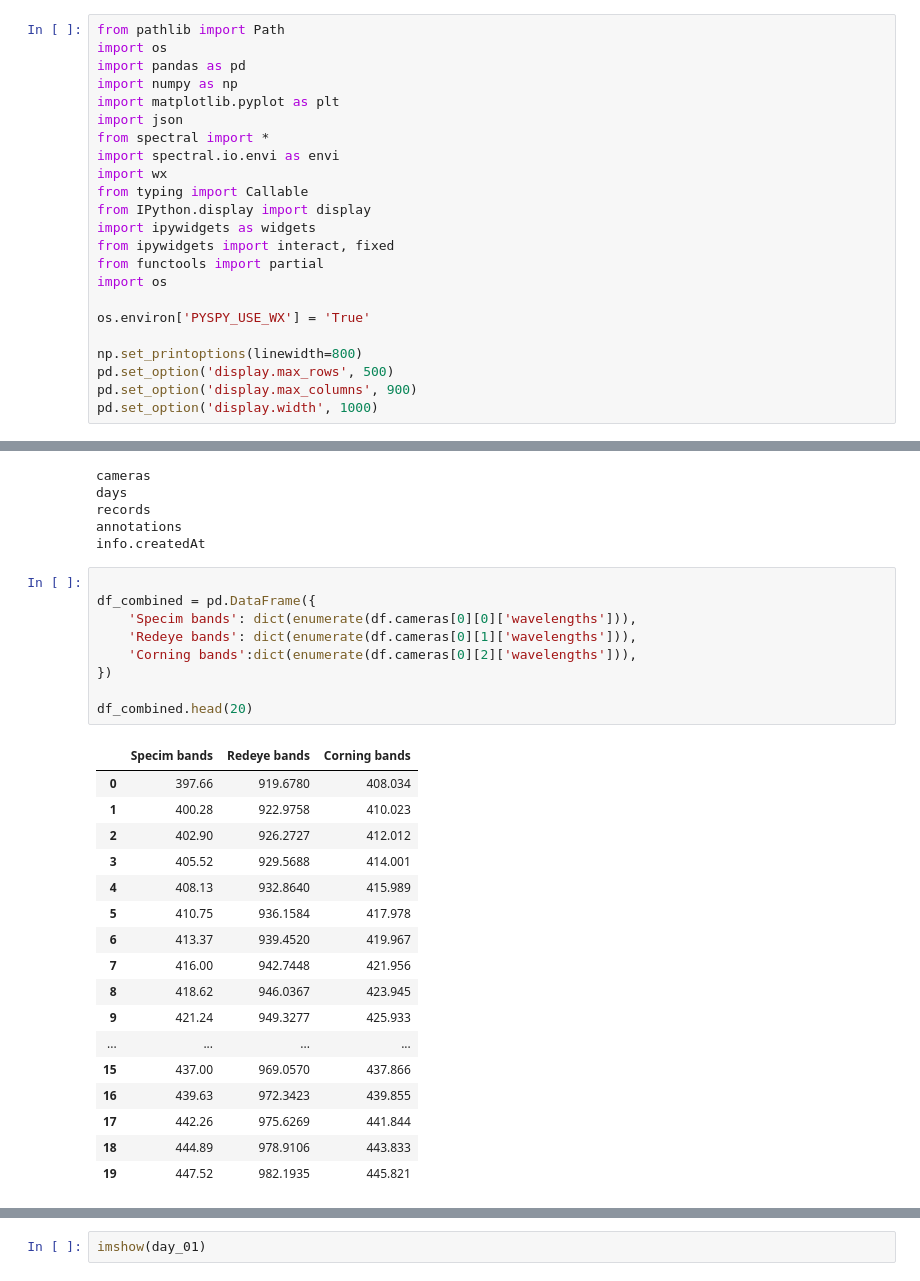
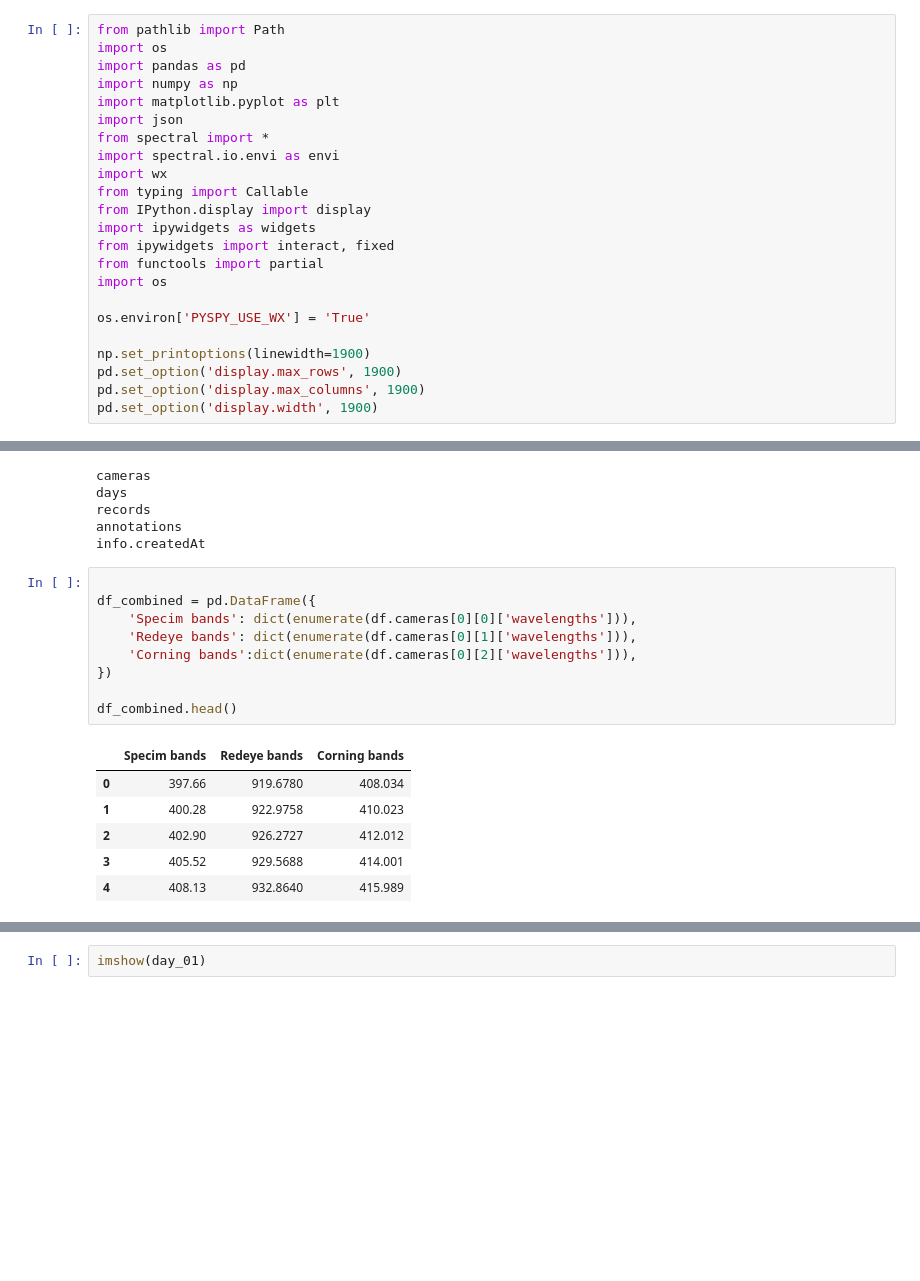
Before and after one commit to PyMati/FruitsClassificationFromHipespectralImages, a Jupyter notebook: robert-notebook.ipynb, the cells around one changed output, grey strips where cells are left out. Saved outputs shown, nothing was run; the diff lists cells and outputs as text; blank space fills up the shorter version.

```diff
--- a/robert-notebook.ipynb
+++ b/robert-notebook.ipynb
@@ -17,10 +17,10 @@ import os
 
 os.environ['PYSPY_USE_WX'] = 'True'
 
-np.set_printoptions(linewidth=800)
-pd.set_option('display.max_rows', 500)
-pd.set_option('display.max_columns', 900)
-pd.set_option('display.width', 1000)
+np.set_printoptions(linewidth=1900)
+pd.set_option('display.max_rows', 1900)
+pd.set_option('display.max_columns', 1900)
+pd.set_option('display.width', 1900)
 # %%
 def load_data(main_folder: str, fruit: str) -> pd.DataFrame:
     absolute = main_folder
@@ -183,28 +182,17 @@ info.createdAt
 # %%
 
 df_combined = pd.DataFrame({
     'Specim bands': dict(enumerate(df.cameras[0][0]['wavelengths'])),
     'Redeye bands': dict(enumerate(df.cameras[0][1]['wavelengths'])),
     'Corning bands':dict(enumerate(df.cameras[0][2]['wavelengths'])),
 })
 
-df_combined.head(20)
+df_combined.head()
 # %% [output]
 |  | Specim bands | Redeye bands | Corning bands |
 | 0 | 397.66 | 919.6780 | 408.034 |
 | 1 | 400.28 | 922.9758 | 410.023 |
 | 2 | 402.90 | 926.2727 | 412.012 |
 | 3 | 405.52 | 929.5688 | 414.001 |
 | 4 | 408.13 | 932.8640 | 415.989 |
-| 5 | 410.75 | 936.1584 | 417.978 |
-| 6 | 413.37 | 939.4520 | 419.967 |
-| 7 | 416.00 | 942.7448 | 421.956 |
-| 8 | 418.62 | 946.0367 | 423.945 |
-| 9 | 421.24 | 949.3277 | 425.933 |
-| ... | ... | ... | ... |
-| 15 | 437.00 | 969.0570 | 437.866 |
-| 16 | 439.63 | 972.3423 | 439.855 |
-| 17 | 442.26 | 975.6269 | 441.844 |
-| 18 | 444.89 | 978.9106 | 443.833 |
-| 19 | 447.52 | 982.1935 | 445.821 |
 # %%
```
Also changed, not shown: parts of 14 cells of this notebook.
